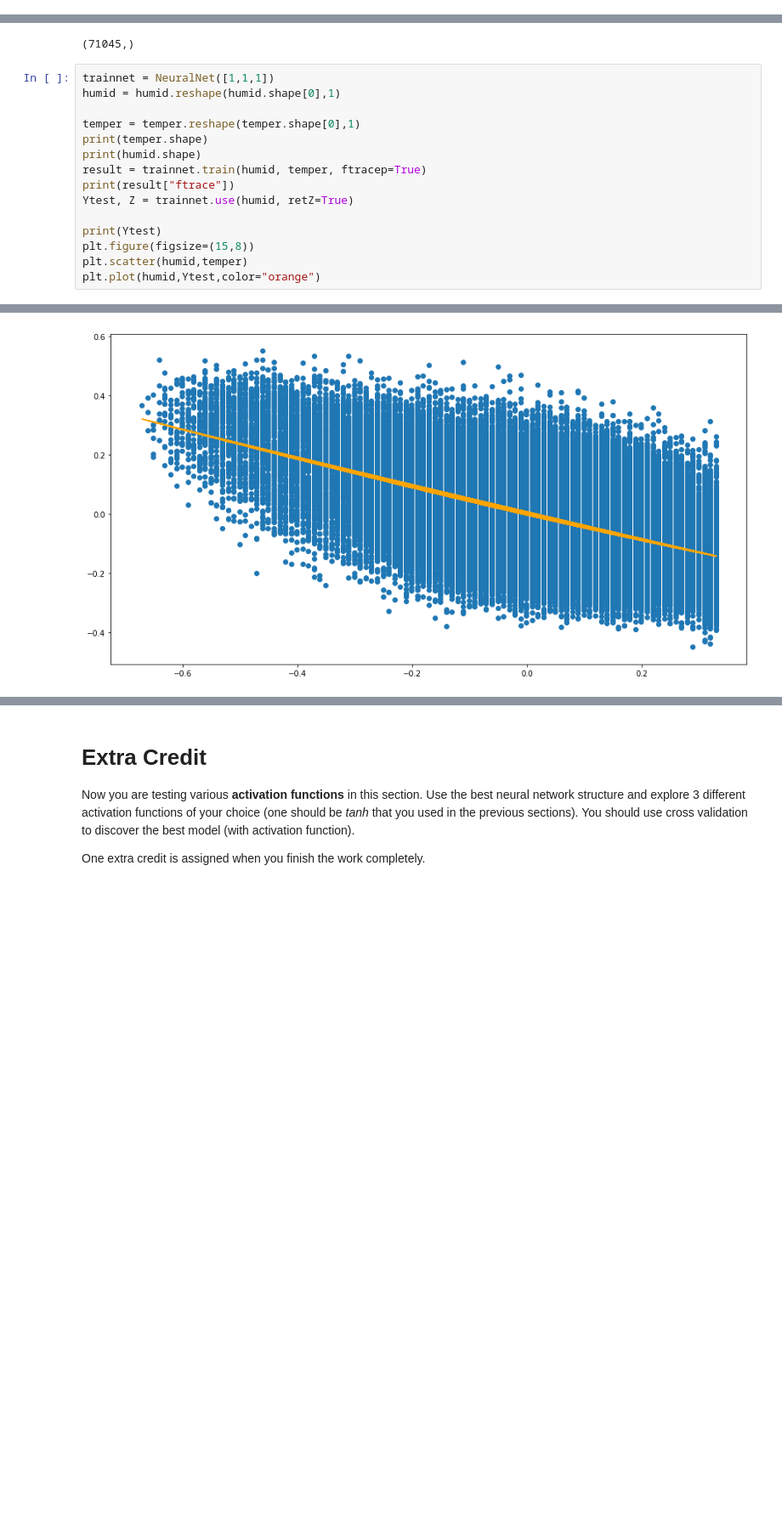
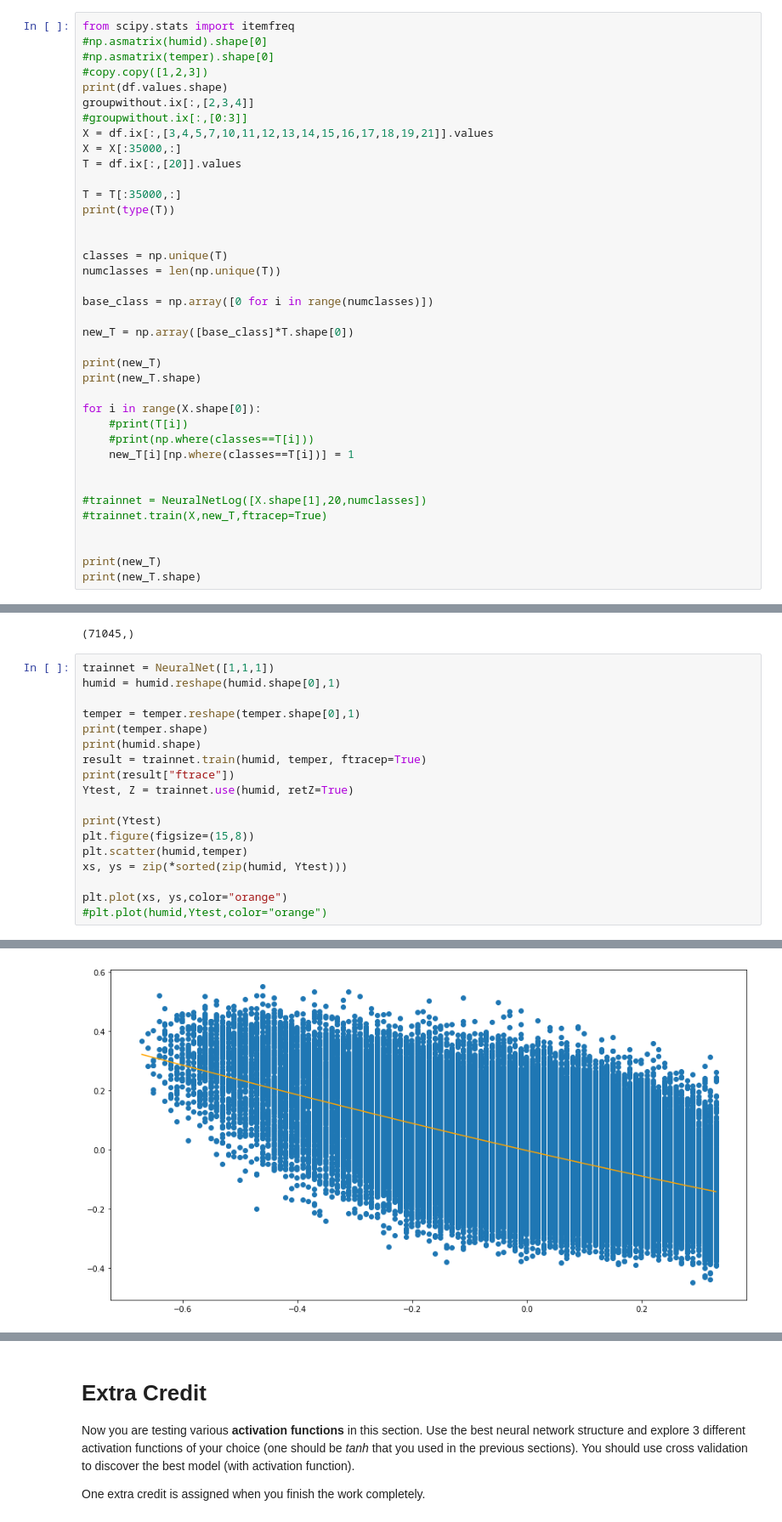
Before and after one commit to anirudhnarayanan/ITCS-6156-Machine-Learning, a Jupyter notebook: Assignment/assignment-4/Assign3.ipynb, the cells around one changed output, grey strips where cells are left out. Shown at 85% size. Saved outputs shown, nothing was run; the diff lists cells and outputs as text; blank space fills up the shorter version.

```diff
--- a/Assignment/assignment-4/Assign3.ipynb
+++ b/Assignment/assignment-4/Assign3.ipynb
@@ -811,0 +1339,38 @@ class CrossValid:
+# %%
+from scipy.stats import itemfreq
+#np.asmatrix(humid).shape[0]
+#np.asmatrix(temper).shape[0]
+#copy.copy([1,2,3])
+print(df.values.shape)
+groupwithout.ix[:,[2,3,4]]
+#groupwithout.ix[:,[0:3]]
+X = df.ix[:,[3,4,5,7,10,11,12,13,14,15,16,17,18,19,21]].values
+X = X[:35000,:]
+T = df.ix[:,[20]].values
+
+T = T[:35000,:]
+print(type(T))
+
+
+classes = np.unique(T)
+numclasses = len(np.unique(T))
+
+base_class = np.array([0 for i in range(numclasses)])
+
+new_T = np.array([base_class]*T.shape[0])
+
+print(new_T)
+print(new_T.shape)
+
+for i in range(X.shape[0]):
+    #print(T[i])
+    #print(np.where(classes==T[i]))
+    new_T[i][np.where(classes==T[i])] = 1
+
+
+#trainnet = NeuralNetLog([X.shape[1],20,numclasses])
+#trainnet.train(X,new_T,ftracep=True)
+
+
+print(new_T)
+print(new_T.shape)
@@ -926,7 +1562,10 @@ Ytest, Z = trainnet.use(humid, retZ=True)
 print(Ytest)
 plt.figure(figsize=(15,8))
 plt.scatter(humid,temper)
-plt.plot(humid,Ytest,color="orange")
+xs, ys = zip(*sorted(zip(humid, Ytest)))
+
+plt.plot(xs, ys,color="orange")
+#plt.plot(humid,Ytest,color="orange")
 # %% [output]
 (71045, 1)
 (71045, 1)
@@ -941,5 +1580,5 @@ plt.plot(humid,Ytest,color="orange")
 [<matplotlib.lines.Line2D at 0x...>]
-[figure, old version]
+[figure, new version]
 # %%
 cc = CrossValid(humid,temper)
 cc.five_fold_regress()
```
Also changed, not shown: parts of 45 cells of this notebook, 1 other file.
